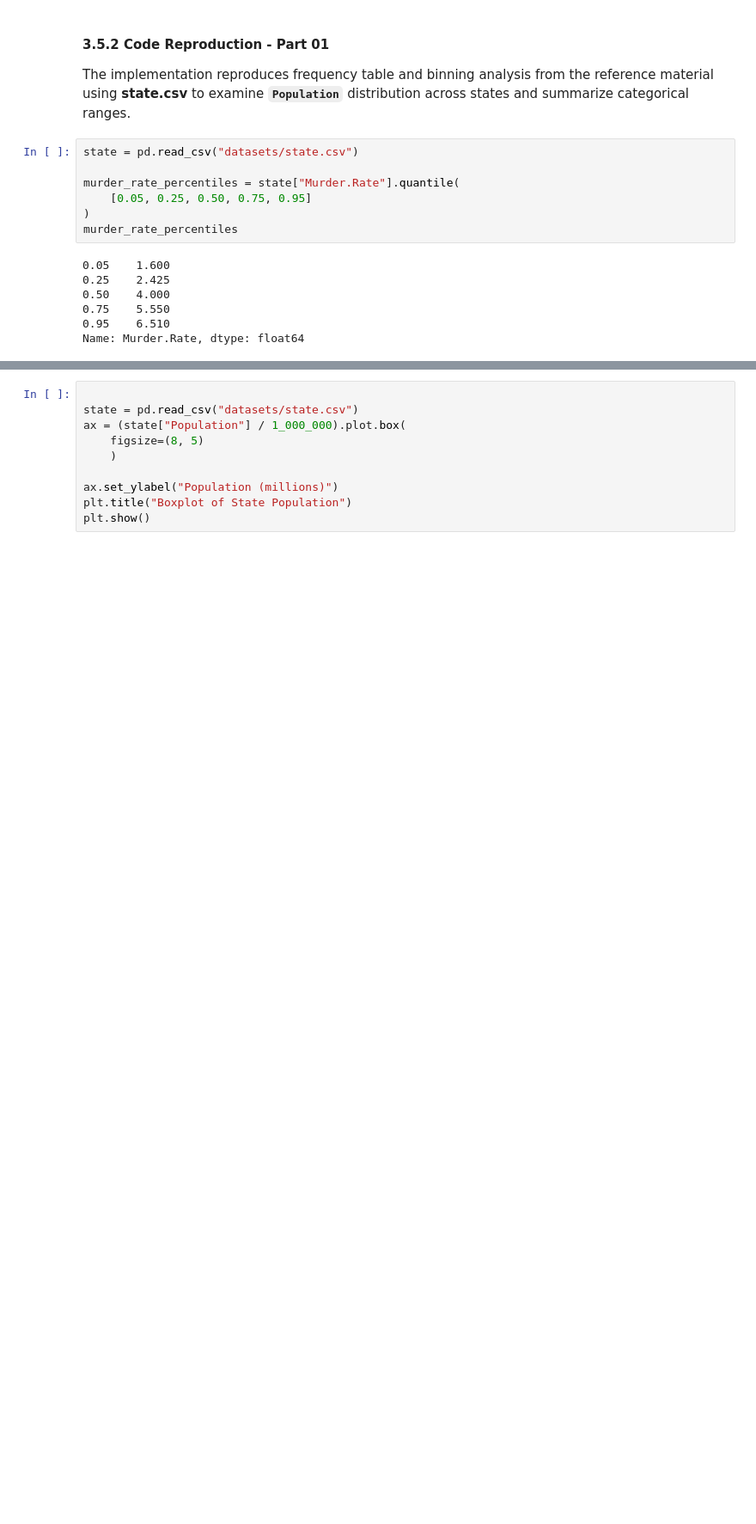
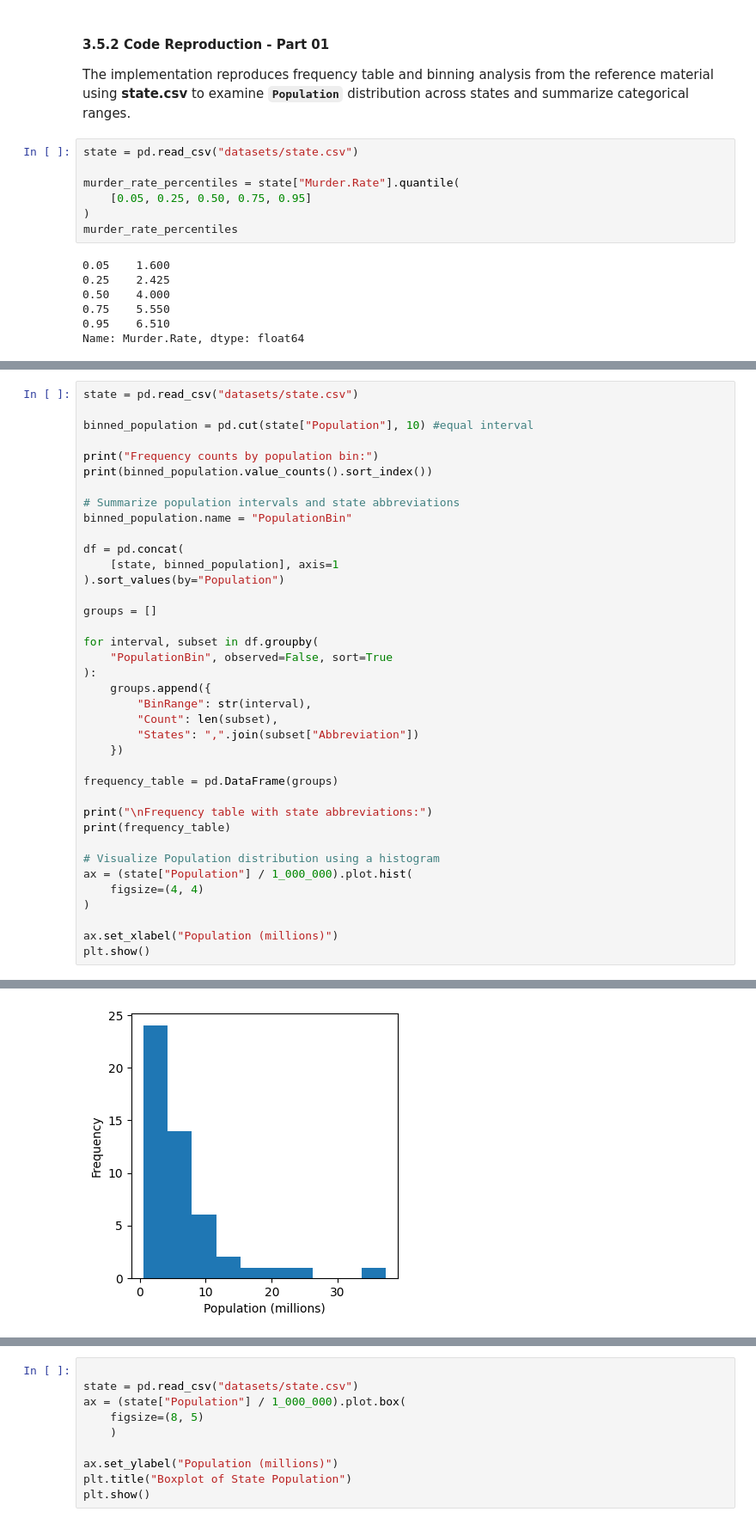
Before and after one commit to kinanpta/Practical-Statistics-for-Data-Scientists, a Jupyter notebook: Chapter01_Exploratory_Data_Analysis.ipynb, the cells around one changed output, grey strips where cells are left out. Shown at 86% size. Saved outputs shown, nothing was run; the diff lists cells and outputs as text; blank space fills up the shorter version.

```diff
--- a/Chapter01_Exploratory_Data_Analysis.ipynb
+++ b/Chapter01_Exploratory_Data_Analysis.ipynb
@@ -409,0 +414,39 @@ The **5th and 95th percentiles range from 1.600 to 6.510,** illustrating the spr
+# %%
+state = pd.read_csv("datasets/state.csv")
+
+binned_population = pd.cut(state["Population"], 10) #equal interval
+
+print("Frequency counts by population bin:")
+print(binned_population.value_counts().sort_index())
+
+# Summarize population intervals and state abbreviations
+binned_population.name = "PopulationBin"
+
+df = pd.concat(
+    [state, binned_population], axis=1
+).sort_values(by="Population")
+
+groups = []
+
+for interval, subset in df.groupby(
+    "PopulationBin", observed=False, sort=True
+):
+    groups.append({
+        "BinRange": str(interval),
+        "Count": len(subset),
+        "States": ",".join(subset["Abbreviation"])
+    })
+
+frequency_table = pd.DataFrame(groups)
+
+print("\nFrequency table with state abbreviations:")
+print(frequency_table)
+
+# Visualize Population distribution using a histogram
+ax = (state["Population"] / 1_000_000).plot.hist(
+    figsize=(4, 4)
+)
+
+ax.set_xlabel("Population (millions)")
+plt.show()
+# %% [output]
@@ -410 +470,2 @@ The **5th and 95th percentiles range from 1.600 to 6.510,** illustrating the spr
+[figure, added]
 # %% [markdown]
```
Also changed, not shown: parts of 9 cells of this notebook.
